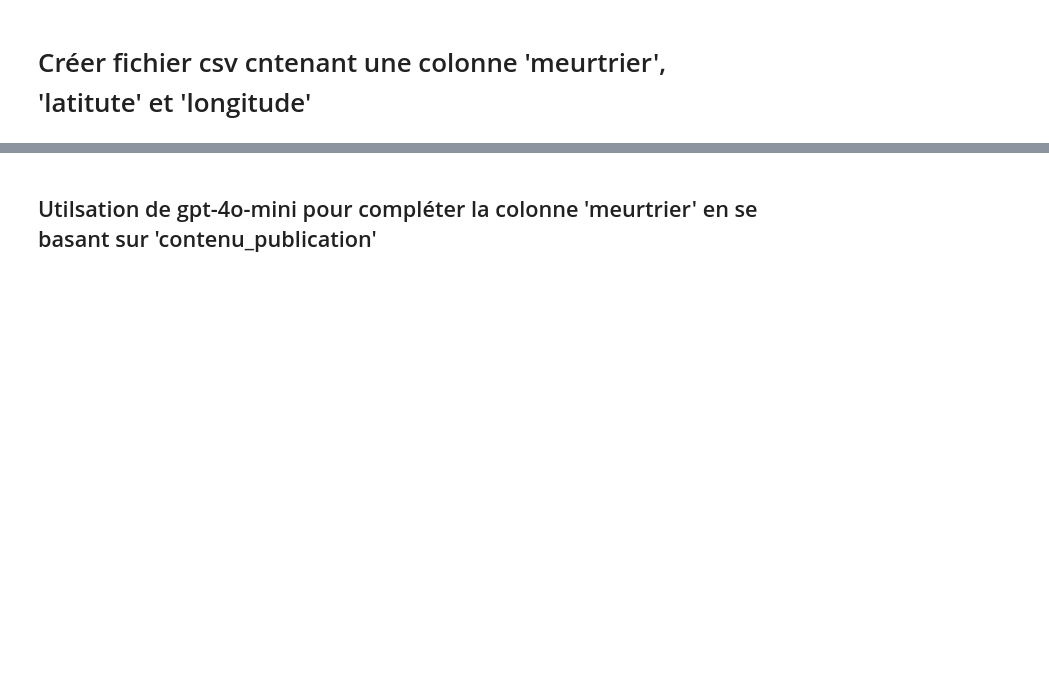
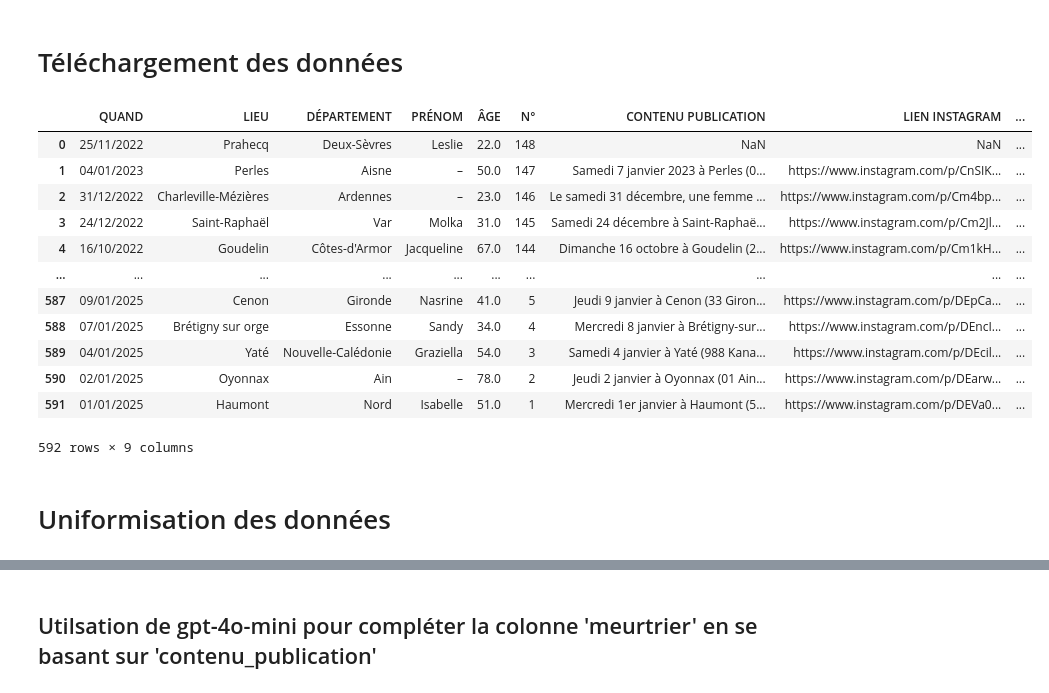
Before and after one commit to Guillaume-BR/feminicide, a Jupyter notebook: notebooks/clean_data.ipynb, the cells around one changed output, grey strips where cells are left out. Cells and saved outputs as stored; diff of their text form; code cells hidden in the pictures; blank space fills up the shorter version.

```diff
--- a/notebooks/clean_data.ipynb
+++ b/notebooks/clean_data.ipynb
@@ -6,2 +7,4 @@ import os
 from folium.plugins import HeatMap
 import geopandas as gpd
+# %% [markdown]
+# Téléchargement des données
@@ -8,2 +36,18 @@ import geopandas as gpd
+# %%
+df_all
+# %% [output]
+|  | QUAND | LIEU | DÉPARTEMENT | PRÉNOM | ÂGE | N° | CONTENU PUBLICATION | LIEN INSTAGRAM | ... |
+| 0 | 25/11/2022 | Prahecq | Deux-Sèvres | Leslie | 22.0 | 148 | NaN | NaN | ... |
+| 1 | 04/01/2023 | Perles | Aisne | – | 50.0 | 147 | Samedi 7 janvier 2023 à Perles (0... | https://www.instagram.com/p/CnSIK... | ... |
+| 2 | 31/12/2022 | Charleville-Mézières | Ardennes | – | 23.0 | 146 | Le samedi 31 décembre, une femme ... | https://www.instagram.com/p/Cm4bp... | ... |
+| 3 | 24/12/2022 | Saint-Raphaël | Var | Molka | 31.0 | 145 | Samedi 24 décembre à Saint-Raphaë... | https://www.instagram.com/p/Cm2Jl... | ... |
+| 4 | 16/10/2022 | Goudelin | Côtes-d'Armor | Jacqueline | 67.0 | 144 | Dimanche 16 octobre à Goudelin (2... | https://www.instagram.com/p/Cm1kH... | ... |
+| ... | ... | ... | ... | ... | ... | ... | ... | ... | ... |
+| 587 | 09/01/2025 | Cenon | Gironde | Nasrine | 41.0 | 5 | Jeudi 9 janvier à Cenon (33 Giron... | https://www.instagram.com/p/DEpCa... | ... |
+| 588 | 07/01/2025 | Brétigny sur orge | Essonne | Sandy | 34.0 | 4 | Mercredi 8 janvier à Brétigny-sur... | https://www.instagram.com/p/DEncI... | ... |
+| 589 | 04/01/2025 | Yaté | Nouvelle-Calédonie | Graziella | 54.0 | 3 | Samedi 4 janvier à Yaté (988 Kana... | https://www.instagram.com/p/DEcil... | ... |
+| 590 | 02/01/2025 | Oyonnax | Ain | – | 78.0 | 2 | Jeudi 2 janvier à Oyonnax (01 Ain... | https://www.instagram.com/p/DEarw... | ... |
+| 591 | 01/01/2025 | Haumont | Nord | Isabelle | 51.0 | 1 | Mercredi 1er janvier à Haumont (5... | https://www.instagram.com/p/DEVa0... | ... |
+592 rows × 9 columns
 # %% [markdown]
-# Créer fichier csv cntenant une colonne 'meurtrier', 'latitute' et 'longitude'
+# Uniformisation des données
```
Also changed, not shown: parts of 43 cells of this notebook, 15 other files.
